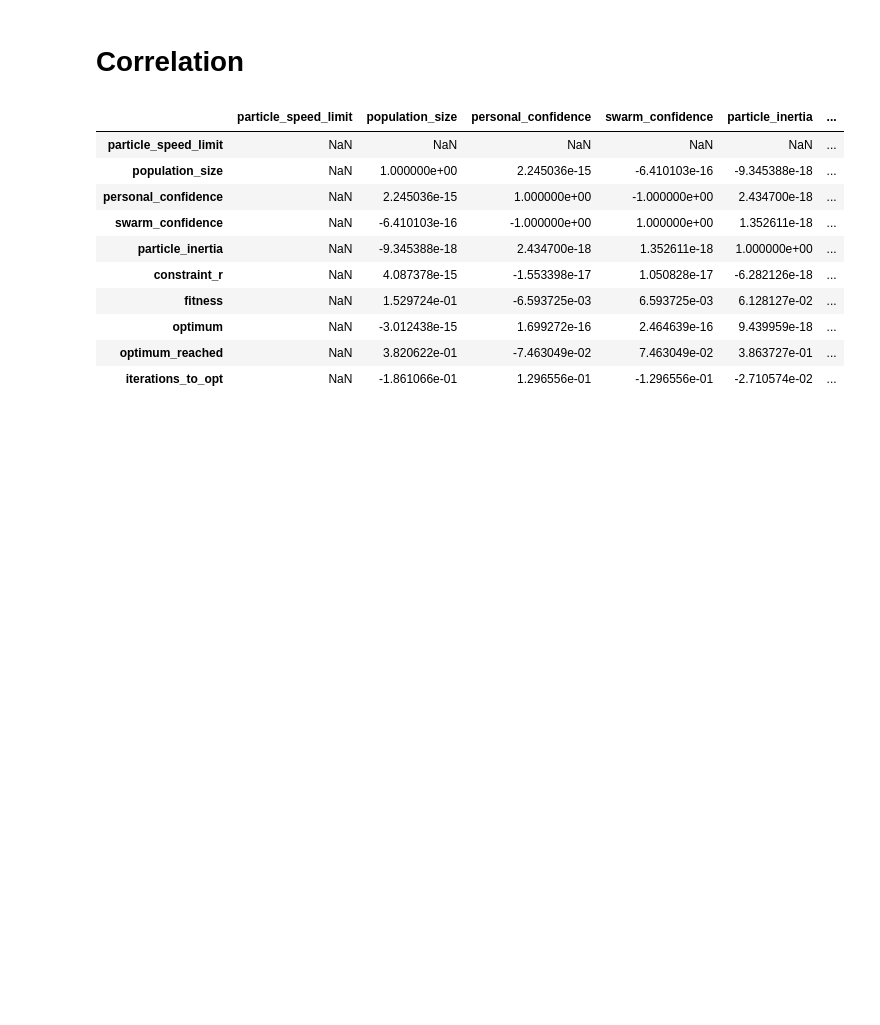
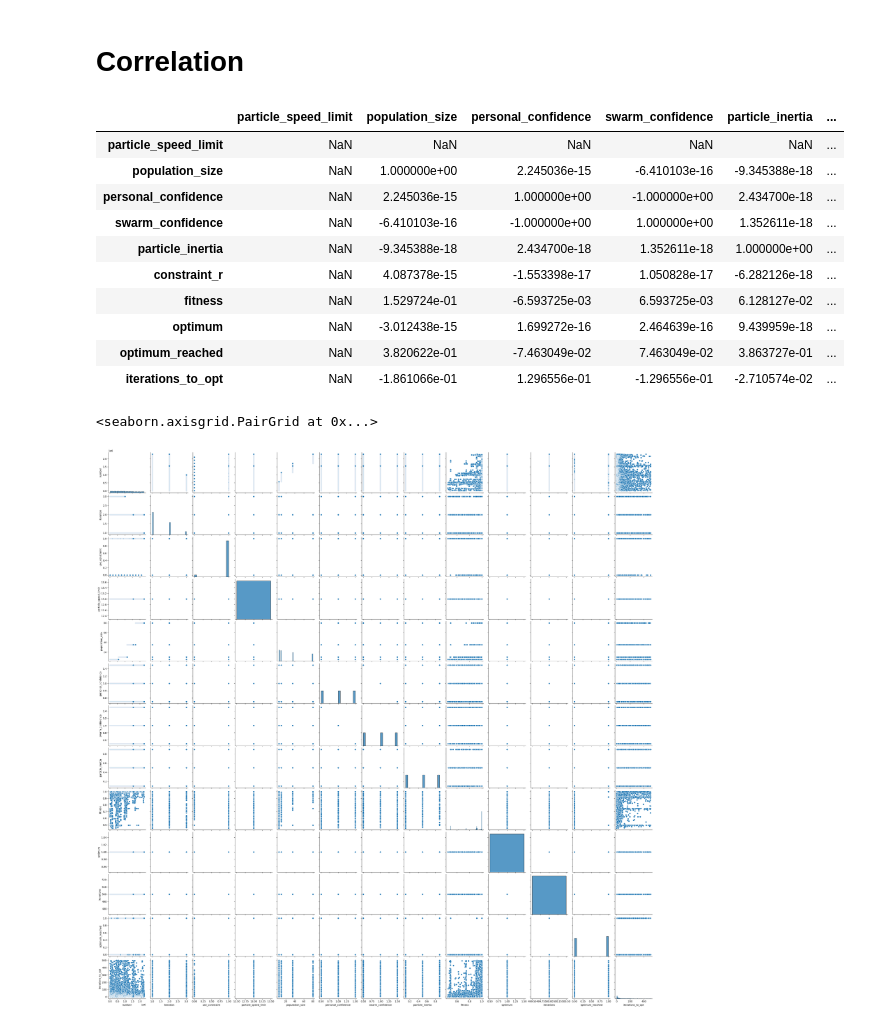
Before and after one commit to MarkusKiesel93/Self-Organizing_Systems, a Jupyter notebook: exercise_2/evaluation_laurenz.ipynb, the cells around one changed output. Cells and saved outputs as stored; diff of their text form; code cells hidden in the pictures; blank space fills up the shorter version.

```diff
--- a/exercise_2/evaluation_laurenz.ipynb
+++ b/exercise_2/evaluation_laurenz.ipynb
@@ -128,3 +144,8 @@ df.drop(columns=["use_constraint", "iterations"]).corr()
 | optimum | NaN | -3.012438e-15 | 1.699272e-16 | 2.464639e-16 | 9.439959e-18 | ... |
 | optimum_reached | NaN | 3.820622e-01 | -7.463049e-02 | 7.463049e-02 | 3.863727e-01 | ... |
 | iterations_to_opt | NaN | -1.861066e-01 | 1.296556e-01 | -1.296556e-01 | -2.710574e-02 | ... |
+# %%
+sb.pairplot(df_full)
+# %% [output]
+<seaborn.axisgrid.PairGrid at 0x...>
+[figure, added]
```
Also changed, not shown: parts of 7 cells of this notebook.
